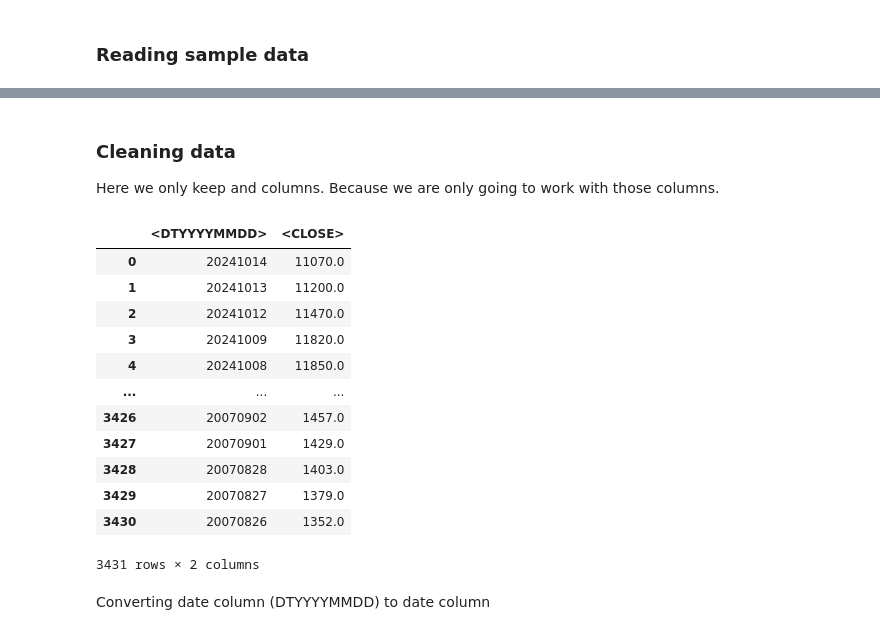
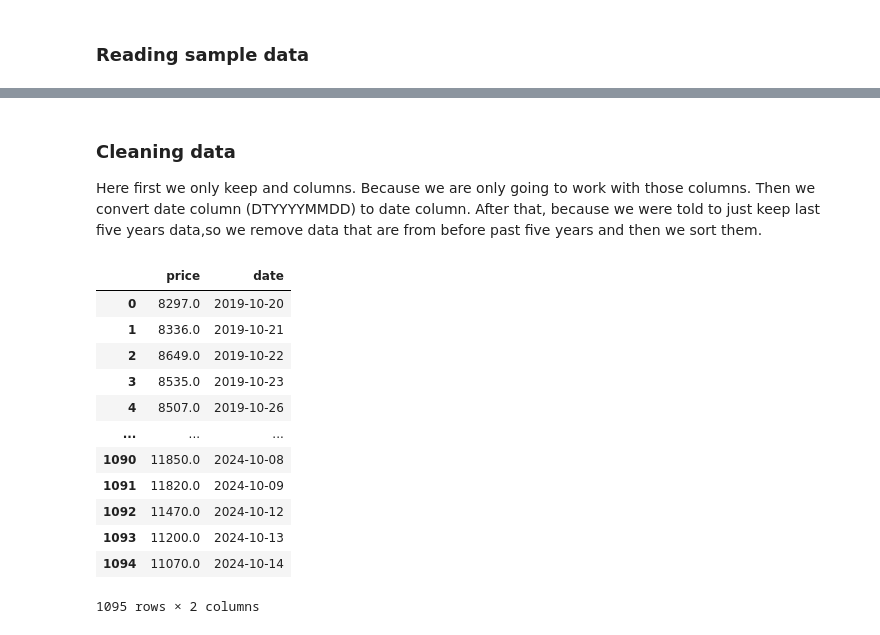
Before and after one commit to ParsaMohammadpour/backtest-linearRegression, a Jupyter notebook: sample.ipynb, the cells around one changed output, grey strips where cells are left out. Saved outputs shown, nothing was run; the diff lists cells and outputs as text; code cells hidden in the pictures.

```diff
--- a/sample.ipynb
+++ b/sample.ipynb
@@ -27,6 +27,7 @@ MOVING_AVERAGE_PAIRS = [(4, 8), (3, 5), (10, 20), (10, 30)]
 ### Reading sample data
 # %%
 df = pd.read_csv(PATH, index_col=None)
+df.sort_values(by=DATE_COLUMN_NAME, ascending=True, inplace=True, ignore_index=True)
 df
 # %% [output]
 |  | <TICKER> | <DTYYYYMMDD> | <FIRST> | <HIGH> | <LOW> | <CLOSE> | <VALUE> | <VOL> | <OPENINT> | <PER> | ... |
@@ -45,22 +90,36 @@ df
 # %% [markdown]
 ### Cleaning data
-Here we only keep <CLOSE> and <DTYYYYMMDD> columns. Because we are only going to work with those columns.
+Here first we only keep <CLOSE> and <DTYYYYMMDD> columns. Because we are only going to work with those columns.
+Then we convert date column (DTYYYYMMDD) to date column.
+After that, because we were told to just keep last five years data,so we remove data that are from before past five years and then we sort them.
 # %%
 df.drop(USELESS_COLUMN_NAMES, axis=1, inplace=True)
+
+df['date'] = pd.to_datetime(df[DATE_COLUMN_NAME], format='%Y%m%d', errors='coerce')
+df.drop(DATE_COLUMN_NAME, axis=1, inplace=True)
+
+df.rename(columns={CLOSE_COLUMN_NAME: 'price'}, inplace=True)  # only renaming a column in order to be comfortable with
+
+curr_date = datetime.now().date()
+oldest_date = curr_date - relativedelta(years=5)
+oldest_date_dt64 = np.datetime64(oldest_date)
+
+df = df[df['date'] > oldest_date_dt64].copy()
+
+df.sort_values(by='date', ascending=True, inplace=True, ignore_index=True)
+
 df
 # %% [output]
-|  | <DTYYYYMMDD> | <CLOSE> |
-| 0 | 20241014 | 11070.0 |
-| 1 | 20241013 | 11200.0 |
-| 2 | 20241012 | 11470.0 |
-| 3 | 20241009 | 11820.0 |
-| 4 | 20241008 | 11850.0 |
+|  | price | date |
+| 0 | 8297.0 | 2019-10-20 |
+| 1 | 8336.0 | 2019-10-21 |
+| 2 | 8649.0 | 2019-10-22 |
+| 3 | 8535.0 | 2019-10-23 |
+| 4 | 8507.0 | 2019-10-26 |
 | ... | ... | ... |
-| 3426 | 20070902 | 1457.0 |
-| 3427 | 20070901 | 1429.0 |
-| 3428 | 20070828 | 1403.0 |
-| 3429 | 20070827 | 1379.0 |
-| 3430 | 20070826 | 1352.0 |
+| 1090 | 11850.0 | 2024-10-08 |
+| 1091 | 11820.0 | 2024-10-09 |
+| 1092 | 11470.0 | 2024-10-12 |
+| 1093 | 11200.0 | 2024-10-13 |
+| 1094 | 11070.0 | 2024-10-14 |
-3431 rows × 2 columns
+1095 rows × 2 columns
-# %% [markdown]
-Converting date column (DTYYYYMMDD) to date column
```
Also changed, not shown: parts of 22 cells of this notebook.
